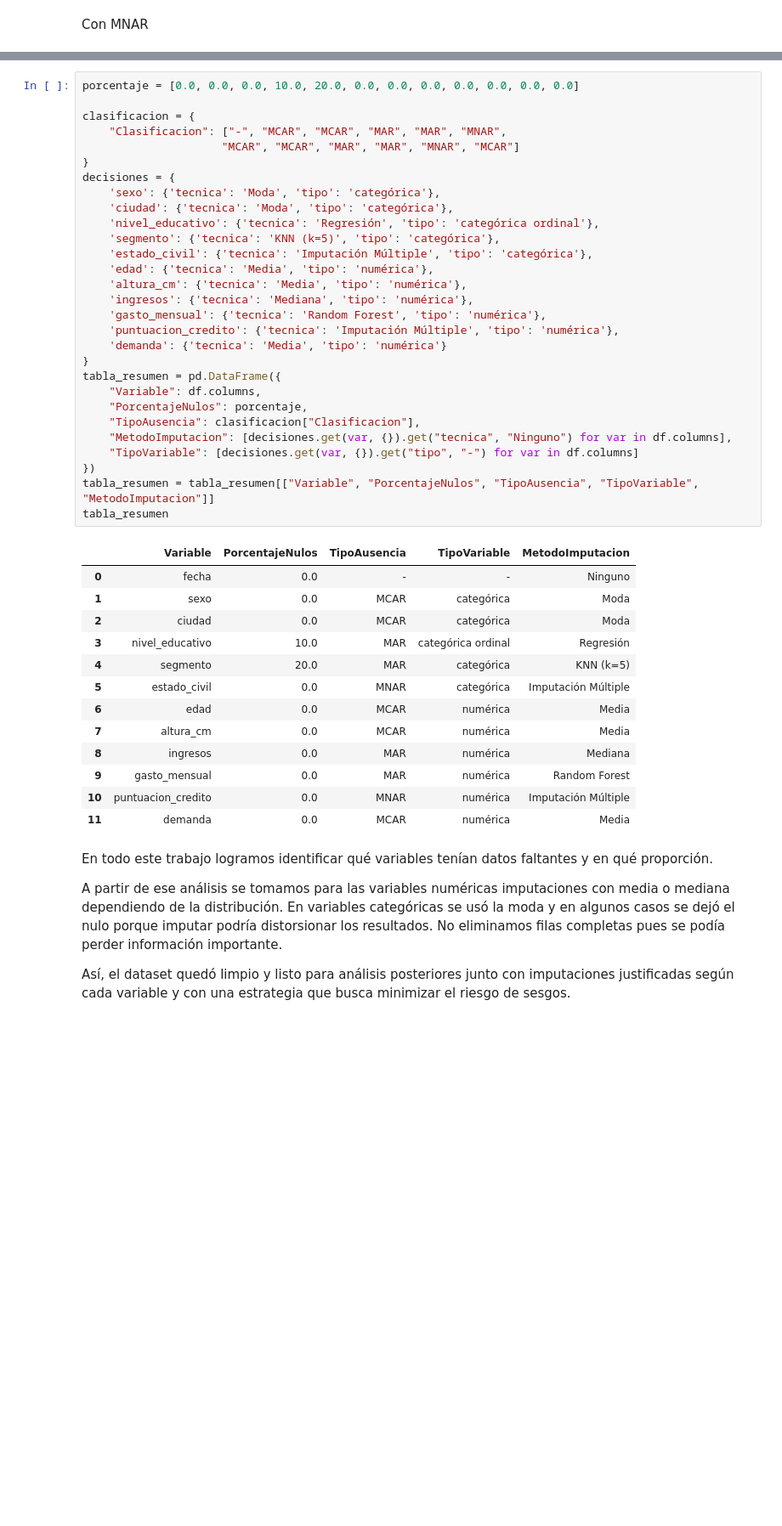
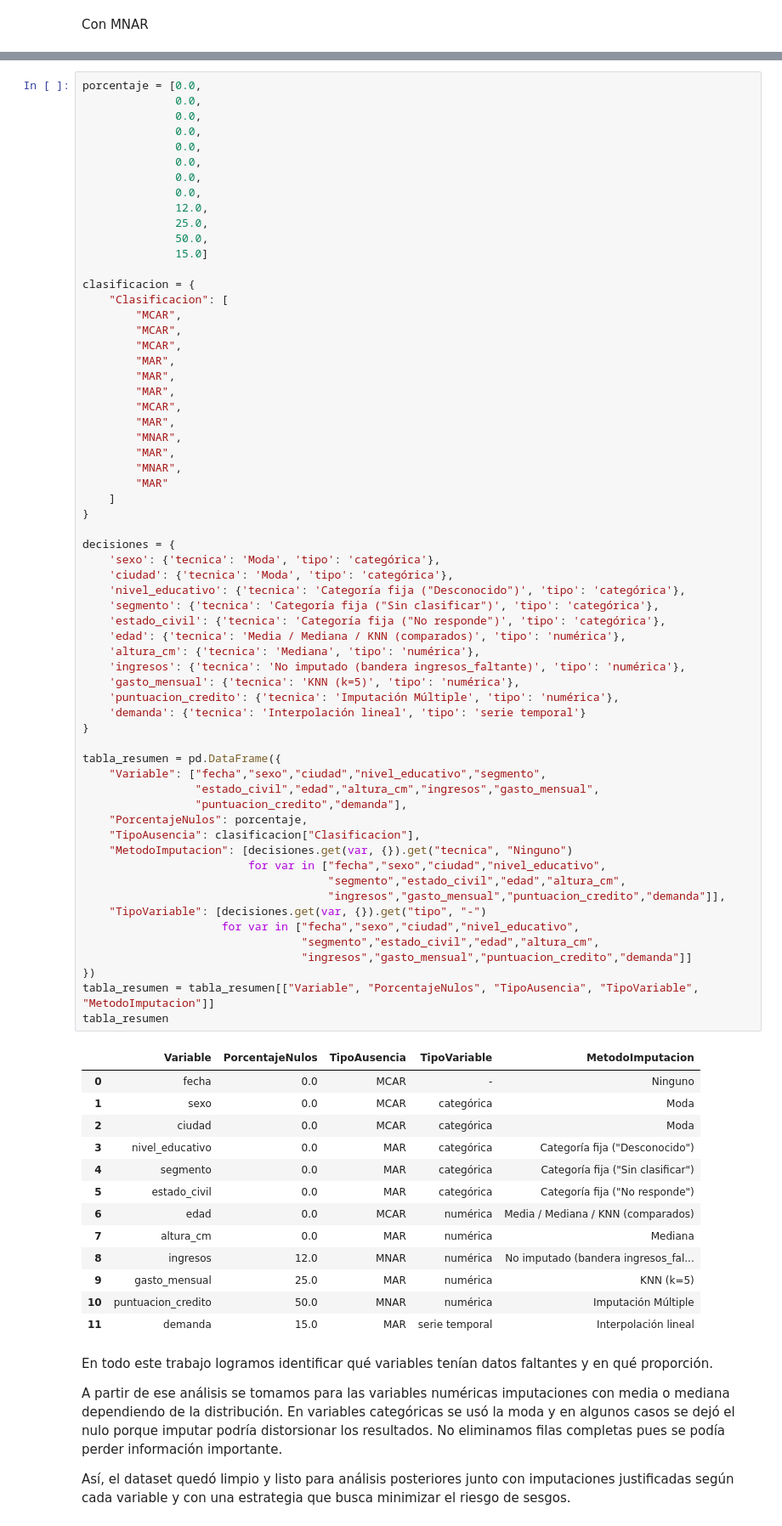
Before and after one commit to MariaClara091/jbook_vs, a Jupyter notebook: _sources/Tallerinput.ipynb, the cells around one changed output, grey strips where cells are left out. Shown: that part at 85% size. Cells and saved outputs as stored; diff of their text form; blank space fills up the shorter version.

```diff
--- a/_sources/Tallerinput.ipynb
+++ b/_sources/Tallerinput.ipynb
@@ -326,46 +359,79 @@ Y la prueba de Mann-Whitney vemos que el valor p de 0.9773 confirma que no hay d
 # %%
-porcentaje = [0.0, 0.0, 0.0, 10.0, 20.0, 0.0, 0.0, 0.0, 0.0, 0.0, 0.0, 0.0]
+porcentaje = [0.0,
+              0.0,
+              0.0,
+              0.0,
+              0.0,
+              0.0,
+              0.0,
+              0.0,
+              12.0,
+              25.0,
+              50.0,
+              15.0]
 
 clasificacion = {
-    "Clasificacion": ["-", "MCAR", "MCAR", "MAR", "MAR", "MNAR",
-                     "MCAR", "MCAR", "MAR", "MAR", "MNAR", "MCAR"]
+    "Clasificacion": [
+        "MCAR",
+        "MCAR",
+        "MCAR",
+        "MAR",
+        "MAR",
+        "MAR",
+        "MCAR",
+        "MAR",
+        "MNAR",
+        "MAR",
+        "MNAR",
+        "MAR"
+    ]
 }
+
 decisiones = {
     'sexo': {'tecnica': 'Moda', 'tipo': 'categórica'},
     'ciudad': {'tecnica': 'Moda', 'tipo': 'categórica'},
-    'nivel_educativo': {'tecnica': 'Regresión', 'tipo': 'categórica ordinal'},
-    'segmento': {'tecnica': 'KNN (k=5)', 'tipo': 'categórica'},
-    'estado_civil': {'tecnica': 'Imputación Múltiple', 'tipo': 'categórica'},
-    'edad': {'tecnica': 'Media', 'tipo': 'numérica'},
-    'altura_cm': {'tecnica': 'Media', 'tipo': 'numérica'},
-    'ingresos': {'tecnica': 'Mediana', 'tipo': 'numérica'},
-    'gasto_mensual': {'tecnica': 'Random Forest', 'tipo': 'numérica'},
+    'nivel_educativo': {'tecnica': 'Categoría fija ("Desconocido")', 'tipo': 'categórica'},
+    'segmento': {'tecnica': 'Categoría fija ("Sin clasificar")', 'tipo': 'categórica'},
+    'estado_civil': {'tecnica': 'Categoría fija ("No responde")', 'tipo': 'categórica'},
+    'edad': {'tecnica': 'Media / Mediana / KNN (comparados)', 'tipo': 'numérica'},
+    'altura_cm': {'tecnica': 'Mediana', 'tipo': 'numérica'},
+    'ingresos': {'tecnica': 'No imputado (bandera ingresos_faltante)', 'tipo': 'numérica'},
+    'gasto_mensual': {'tecnica': 'KNN (k=5)', 'tipo': 'numérica'},
     'puntuacion_credito': {'tecnica': 'Imputación Múltiple', 'tipo': 'numérica'},
-    'demanda': {'tecnica': 'Media', 'tipo': 'numérica'}
+    'demanda': {'tecnica': 'Interpolación lineal', 'tipo': 'serie temporal'}
 }
+
 tabla_resumen = pd.DataFrame({
-    "Variable": df.columns,
+    "Variable": ["fecha","sexo","ciudad","nivel_educativo","segmento",
+                 "estado_civil","edad","altura_cm","ingresos","gasto_mensual",
+                 "puntuacion_credito","demanda"],
     "PorcentajeNulos": porcentaje,
     "TipoAusencia": clasificacion["Clasificacion"],
-    "MetodoImputacion": [decisiones.get(var, {}).get("tecnica", "Ninguno") for var in df.columns],
-    "TipoVariable": [decisiones.get(var, {}).get("tipo", "-") for var in df.columns]
+    "MetodoImputacion": [decisiones.get(var, {}).get("tecnica", "Ninguno")
+                         for var in ["fecha","sexo","ciudad","nivel_educativo",
+                                     "segmento","estado_civil","edad","altura_cm",
+                                     "ingresos","gasto_mensual","puntuacion_credito","demanda"]],
+    "TipoVariable": [decisiones.get(var, {}).get("tipo", "-")
+                     for var in ["fecha","sexo","ciudad","nivel_educativo",
+                                 "segmento","estado_civil","edad","altura_cm",
+                                 "ingresos","gasto_mensual","puntuacion_credito","demanda"]]
 })
 tabla_resumen = tabla_resumen[["Variable", "PorcentajeNulos", "TipoAusencia", "TipoVariable", "MetodoImputacion"]]
 tabla_resumen
 # %% [output]
 |  | Variable | PorcentajeNulos | TipoAusencia | TipoVariable | MetodoImputacion |
-| 0 | fecha | 0.0 | - | - | Ninguno |
+| 0 | fecha | 0.0 | MCAR | - | Ninguno |
 | 1 | sexo | 0.0 | MCAR | categórica | Moda |
 | 2 | ciudad | 0.0 | MCAR | categórica | Moda |
-| 3 | nivel_educativo | 10.0 | MAR | categórica ordinal | Regresión |
-| 4 | segmento | 20.0 | MAR | categórica | KNN (k=5) |
-| 5 | estado_civil | 0.0 | MNAR | categórica | Imputación Múltiple |
-| 6 | edad | 0.0 | MCAR | numérica | Media |
-| 7 | altura_cm | 0.0 | MCAR | numérica | Media |
-| 8 | ingresos | 0.0 | MAR | numérica | Mediana |
-| 9 | gasto_mensual | 0.0 | MAR | numérica | Random Forest |
-| 10 | puntuacion_credito | 0.0 | MNAR | numérica | Imputación Múltiple |
-| 11 | demanda | 0.0 | MCAR | numérica | Media |
+| 3 | nivel_educativo | 0.0 | MAR | categórica | Categoría fija ("Desconocido") |
+| 4 | segmento | 0.0 | MAR | categórica | Categoría fija ("Sin clasificar") |
+| 5 | estado_civil | 0.0 | MAR | categórica | Categoría fija ("No responde") |
+| 6 | edad | 0.0 | MCAR | numérica | Media / Mediana / KNN (comparados) |
+| 7 | altura_cm | 0.0 | MAR | numérica | Mediana |
+| 8 | ingresos | 12.0 | MNAR | numérica | No imputado (bandera ingresos_fal... |
+| 9 | gasto_mensual | 25.0 | MAR | numérica | KNN (k=5) |
+| 10 | puntuacion_credito | 50.0 | MNAR | numérica | Imputación Múltiple |
+| 11 | demanda | 15.0 | MAR | serie temporal | Interpolación lineal |
 # %% [markdown]
 En todo este trabajo logramos identificar qué variables tenían datos faltantes y en qué proporción.
 
```
Also changed, not shown: parts of 25 cells of this notebook, 3 other files.
